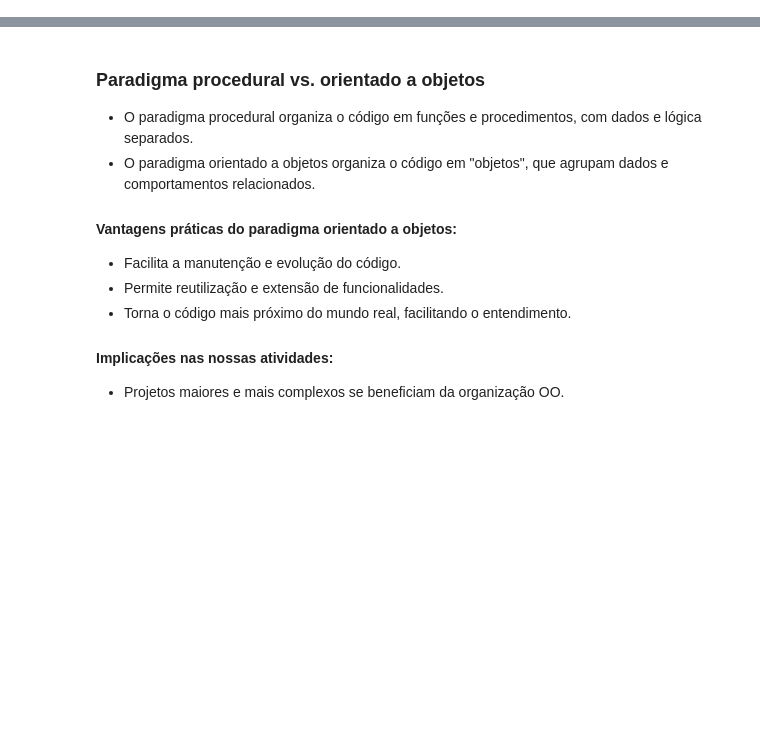
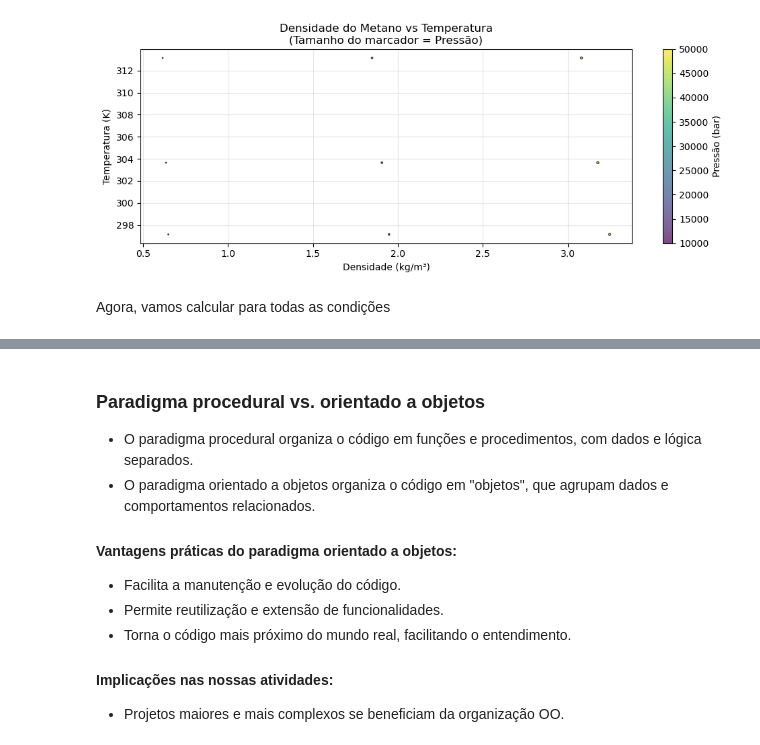
Before and after one commit to naclavijov/EngeData-POO, a Jupyter notebook: Módulo 1 - PP vs POO/Módulo 1 - PP vs POO.ipynb, the cells around one changed output, grey strips where cells are left out. Saved outputs shown, nothing was run; the diff lists cells and outputs as text; code cells hidden in the pictures; blank space fills up the shorter version.

```diff
--- a/Módulo 1 - PP vs POO/Módulo 1 - PP vs POO.ipynb
+++ b/Módulo 1 - PP vs POO/Módulo 1 - PP vs POO.ipynb
@@ -54,0 +165,27 @@ def calcula_vazao_massica(Cd : float, Y: float, deltaP: float, rho: float) -> fl
+# %%
+def rho_gas_ideal(P: float, mm: float, T: float, R: float = 831.4) -> float:
+    """Calcula a densidade de um gás ideal.
+
+    Parâmetros:
+        P (float): Pressão do gás em Pa.
+        mm (float): Massa molar do gás em kg/kmol.
+        T (float): Temperatura do gás em K.
+        R (float): Constante dos gases ideais em J/(kmol·K) (Valor padrão: 831.4 J/(kmol·K)).
+
+    Retorna:
+        float: Densidade do gás em kg/m³.
+    """
+    return (P * mm) / (R * T) # kg/m³
+# %%
+Y = 1.0  # adimensional
+mm_methane = 16.04  # kg/kmol
+T_list = [297.15, 303.65, 313.15]  # K (20°C, 32.5°C, 40°C)
+P_list = [1e4, 3e4, 5e4]  # Pa (1 bar, 3 bar, 5 bar)
+T_data, P_data, rho_list = [], [], []
+# %%
+for T in T_list:
+    for P in P_list:
+        T_data.append(T)
+        P_data.append(P)
+        rho_list.append(rho_gas_ideal(P, mm_methane, T))
+        print(f"T={T} K, P={P} Pa => rho={rho_list[-1]:.2f} kg/m³")
@@ -54,0 +202,21 @@ def calcula_vazao_massica(Cd : float, Y: float, deltaP: float, rho: float) -> fl
+# %%
+fig, ax = plt.subplots(figsize=(10, 4))
+scatter = ax.scatter(rho_list, T_data,
+                     s=[p/1e4 for p in P_data],
+                     c=P_data, cmap='viridis', alpha=0.7, edgecolors='black')
+
+ax.set_xlabel('Densidade (kg/m³)')
+ax.set_ylabel('Temperatura (K)')
+ax.set_title('Densidade do Metano vs Temperatura\n(Tamanho do marcador = Pressão)')
+
+cbar = plt.colorbar(scatter, ax=ax, label='Pressão (bar)')
+cbar.ax.xaxis.set_label_position('bottom')
+
+ax.grid(True, alpha=0.3)
+
+plt.tight_layout()
+plt.show()
+# %% [output]
+[figure, added]
+# %% [markdown]
+Agora, vamos calcular para todas as condições
```
Also changed, not shown: parts of 34 cells of this notebook, 2 other files.
